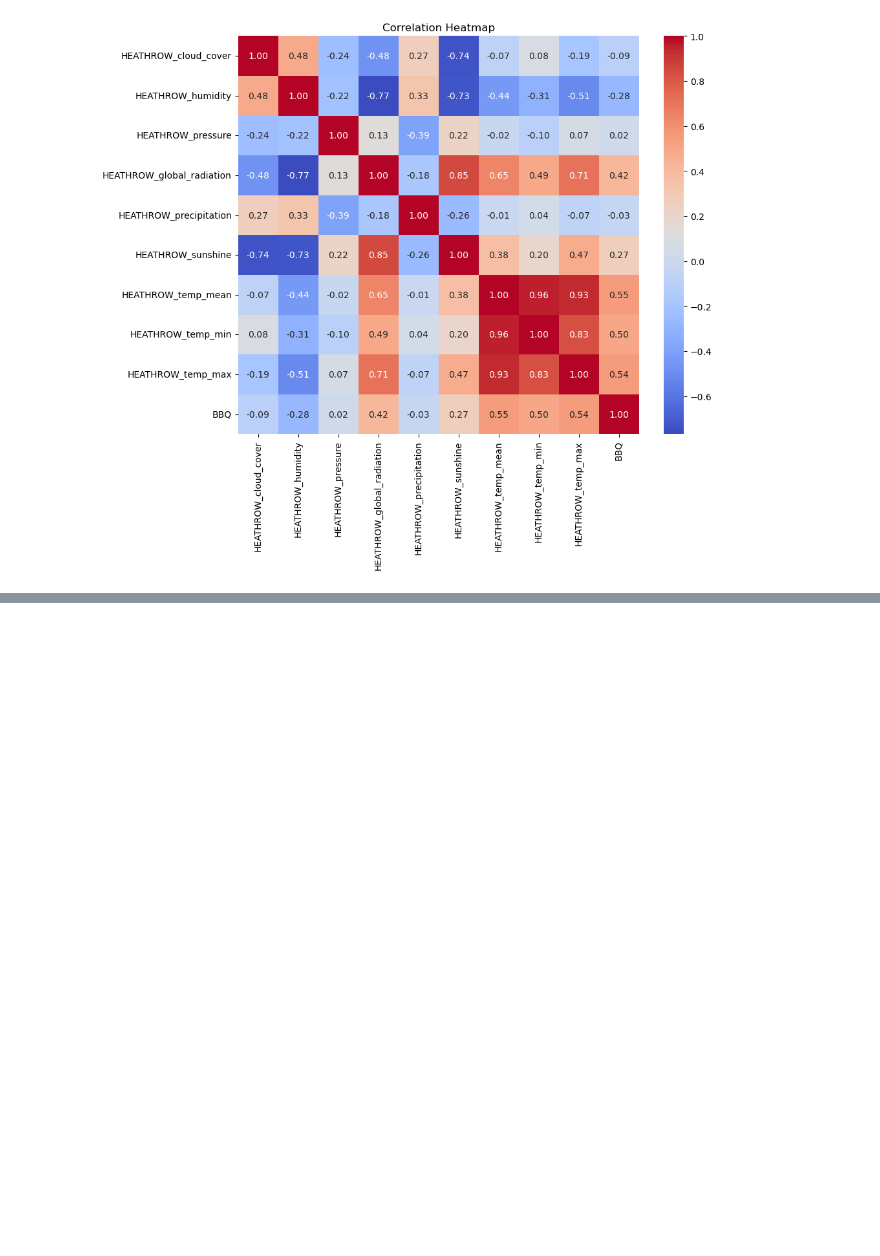
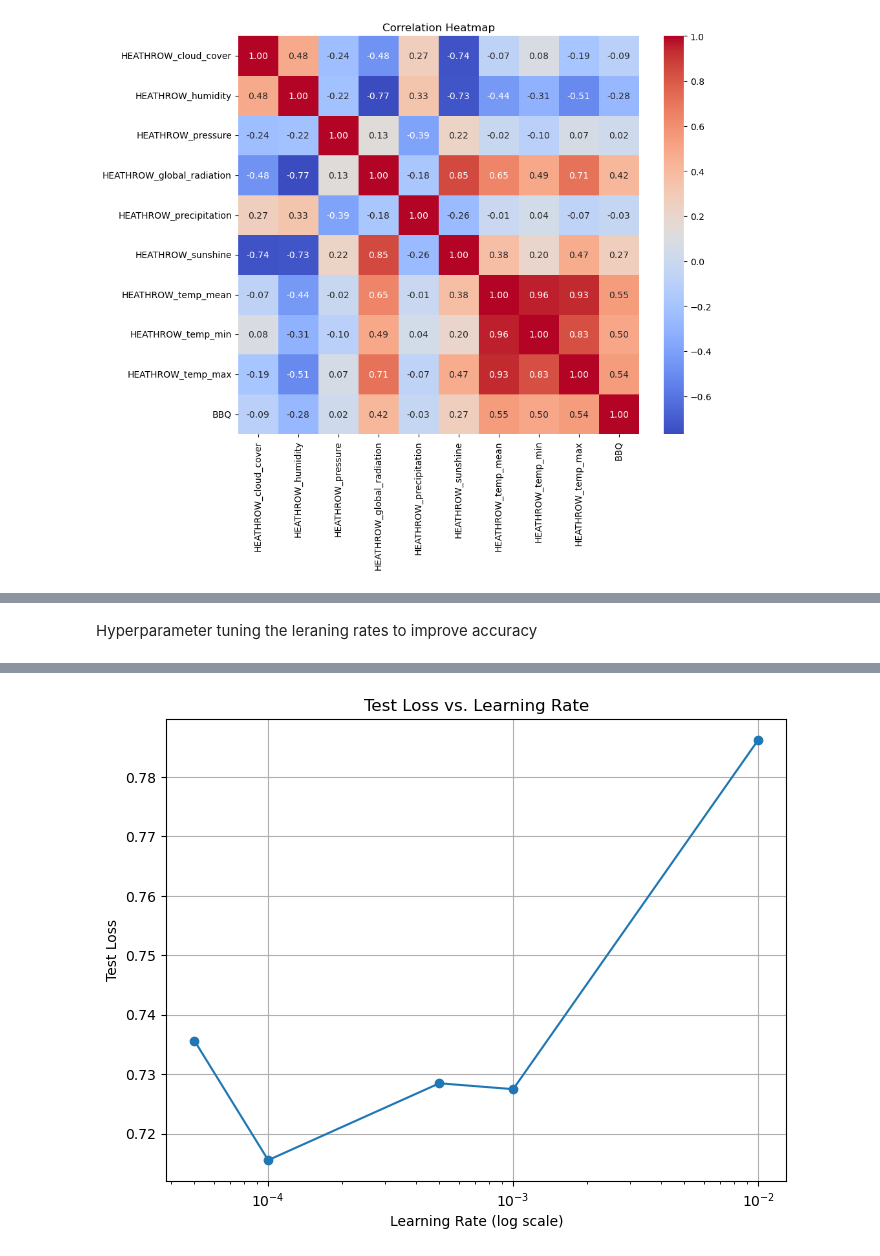
Before and after one commit to catherineachu/mathematics-and-ai, a Jupyter notebook: Weather/Weather.ipynb, the cells around one changed output, grey strips where cells are left out. Drawn from its saved outputs; the diff is of its cells as text; code cells hidden in the pictures; blank space fills up the shorter version.

```diff
--- a/Weather/Weather.ipynb
+++ b/Weather/Weather.ipynb
@@ -498,14 +91,0 @@ plt.show()
-# %%
-# Evaluate the model on test set
-
-model.eval()
-test_correct, test_total = 0, 0
-with torch.no_grad():
-    for images, labels in test_loader:
-        outputs = model(images)
-        _, predicted = torch.max(outputs.data, 1)
-        test_total += labels.size(0)
-        test_correct += (predicted == labels).sum().item()
-
-test_acc = 100 * test_correct / test_total
-print(f'Test Accuracy: {test_acc:.2f}%')
@@ -511,0 +200,58 @@ print(f'Test Accuracy: {test_acc:.2f}%')
+# %% [markdown]
+Hyperparameter tuning the leraning rates to improve accuracy
+# %%
+# Additional learning rates to test
+learning_rates = [0.01, 0.001, 0.0005, 0.0001, 0.00005]
+
+# Dictionary to store results
+results = {}
+
+for lr in learning_rates:
+    print(f"\nTesting learning rate: {lr}")
+
+    # Initialize the model, loss function, and optimizer with the current learning rate
+    model = WeatherANN(input_dim)
+    criterion = nn.MSELoss()
+    optimizer = optim.Adam(model.parameters(), lr=lr)
+
+    # Training the model
+    for epoch in range(num_epochs):
+        model.train()
+        running_loss = 0.0
+
+        for X_batch, y_batch in train_loader:
+            optimizer.zero_grad()
+            outputs = model(X_batch)
+            loss = criterion(outputs, y_batch)
+            loss.backward()
+            optimizer.step()
+
+            running_loss += loss.item()
+
+        if (epoch + 1) % 10 == 0:
+            print(f'Epoch [{epoch+1}/{num_epochs}], Loss: {running_loss/len(train_loader):.4f}')
+
+    # Evaluate the model on the test set
+    model.eval()
+    with torch.no_grad():
+        y_pred = model(X_test_tensor)
+        test_loss = criterion(y_pred, y_test_tensor)
+        print(f'Test Loss for learning rate {lr}: {test_loss.item():.4f}')
+        results[lr] = test_loss.item()
+
+# Generate the figure
+import matplotlib.pyplot as plt
+
+# Plotting the results
+learning_rates = list(results.keys())
+test_losses = list(results.values())
+
+plt.figure(figsize=(8, 6))
+plt.plot(learning_rates, test_losses, marker='o')
+plt.xscale('log')
+plt.title('Test Loss vs. Learning Rate')
+plt.xlabel('Learning Rate (log scale)')
+plt.ylabel('Test Loss')
+plt.grid(True)
+plt.show()
+# %% [output]
@@ -511,0 +275 @@ print(f'Test Accuracy: {test_acc:.2f}%')
+[figure, added]
```
Also changed, not shown: parts of 29 cells of this notebook.
